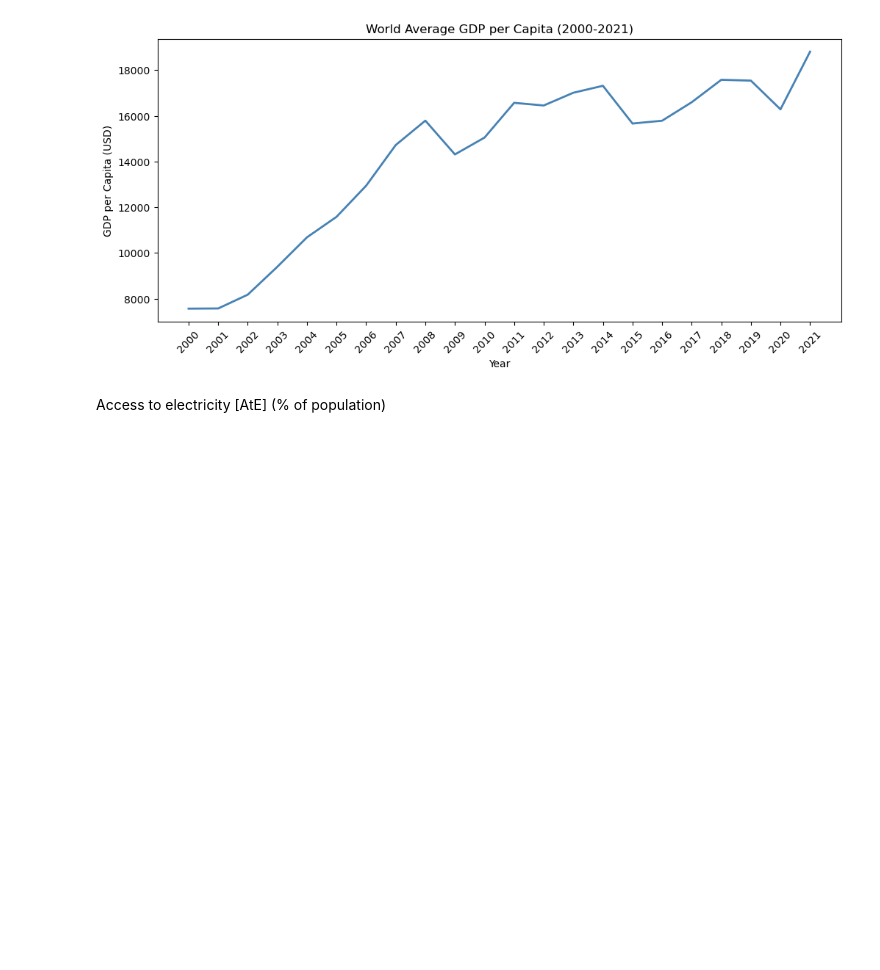
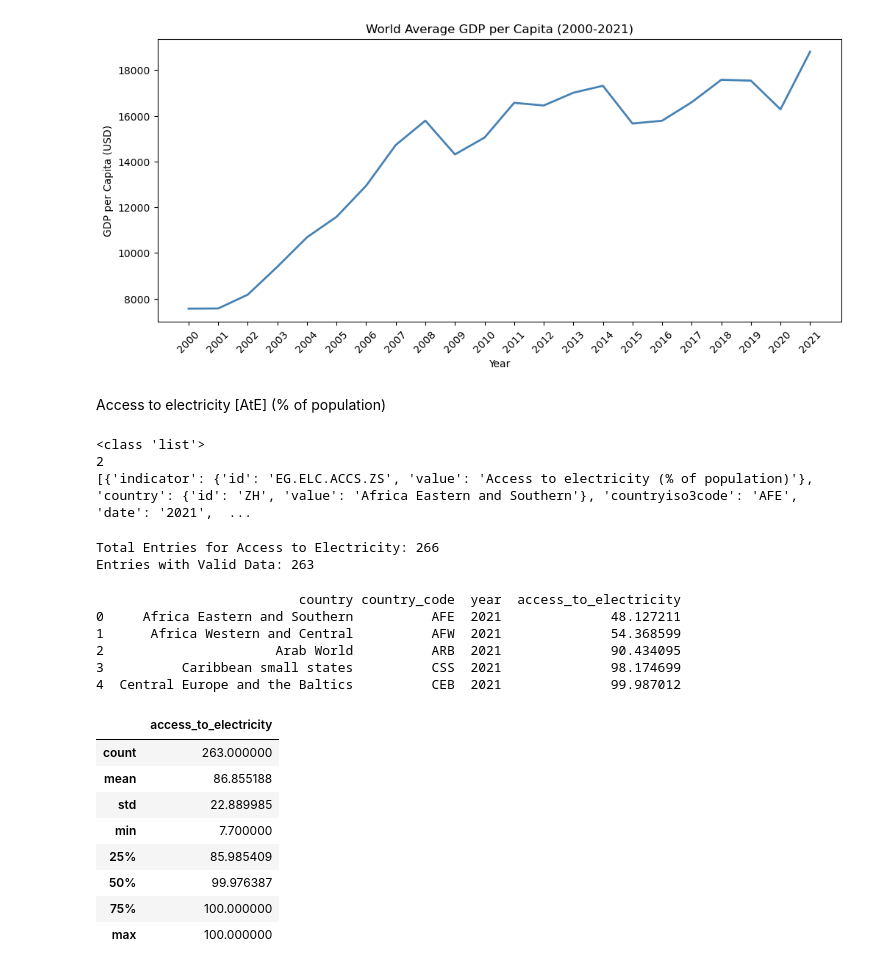
Before and after one commit to Tp12menon/Financial_Inclusion, a Jupyter notebook: financial_inclusion_analysis.ipynb, the cells around one changed output. Drawn from its saved outputs; the diff is of its cells as text; code cells hidden in the pictures; blank space fills up the shorter version.

Commit message:
2021 data for AtE

```diff
--- a/financial_inclusion_analysis.ipynb
+++ b/financial_inclusion_analysis.ipynb
@@ -274,5 +274,53 @@ plt.show()
 # %% [markdown]
 Access to electricity [AtE] (% of population)
 # %%
-url_ATE = "http://api.worldbank.org/v2/country/all/indicator/EG.ELC.ACCS.ZS?date=2000:2021&format=json&per_page=6000"
+url_ATE = "http://api.worldbank.org/v2/country/all/indicator/EG.ELC.ACCS.ZS?date=2021&format=json&per_page=6000"
 response_ate = requests.get(url_ATE)
+# %%
+data_ate = response_ate.json()
+# %%
+print(type(data_ate))
+print(len(data_ate))
+print(data_ate[1])
+# %% [output]
+<class 'list'>
+2
+[{'indicator': {'id': 'EG.ELC.ACCS.ZS', 'value': 'Access to electricity (% of population)'}, 'country': {'id': 'ZH', 'value': 'Africa Eastern and Southern'}, 'countryiso3code': 'AFE', 'date': '2021',  ...
+# %%
+records_ate  = data_ate[1]
+real_data_ate = [entry for entry in records_ate if entry['value'] is not None]
+print(f"Total Entries for Access to Electricity: {len(records_ate)}")
+print(f"Entries with Valid Data: {len(real_data_ate)}")
+# %% [output]
+Total Entries for Access to Electricity: 266
+Entries with Valid Data: 263
+# %%
+df_ate = pd.DataFrame([
+    {
+        'country': entry['country']['value'],
+        'country_code': entry['countryiso3code'],
+        'year': entry['date'],
+        'access_to_electricity': entry['value']
+    }
+    for entry in real_data_ate
+])
+print(df_ate.head())
+# %% [output]
+                          country country_code  year  access_to_electricity
+0     Africa Eastern and Southern          AFE  2021              48.127211
+1      Africa Western and Central          AFW  2021              54.368599
+2                      Arab World          ARB  2021              90.434095
+3          Caribbean small states          CSS  2021              98.174699
+4  Central Europe and the Baltics          CEB  2021              99.987012
+# %%
+df_ate.describe()
+# %% [output]
+|  | access_to_electricity |
+| count | 263.000000 |
+| mean | 86.855188 |
+| std | 22.889985 |
+| min | 7.700000 |
+| 25% | 85.985409 |
+| 50% | 99.976387 |
+| 75% | 100.000000 |
+| max | 100.000000 |
```
Also changed, not shown: parts of 2 cells of this notebook.
